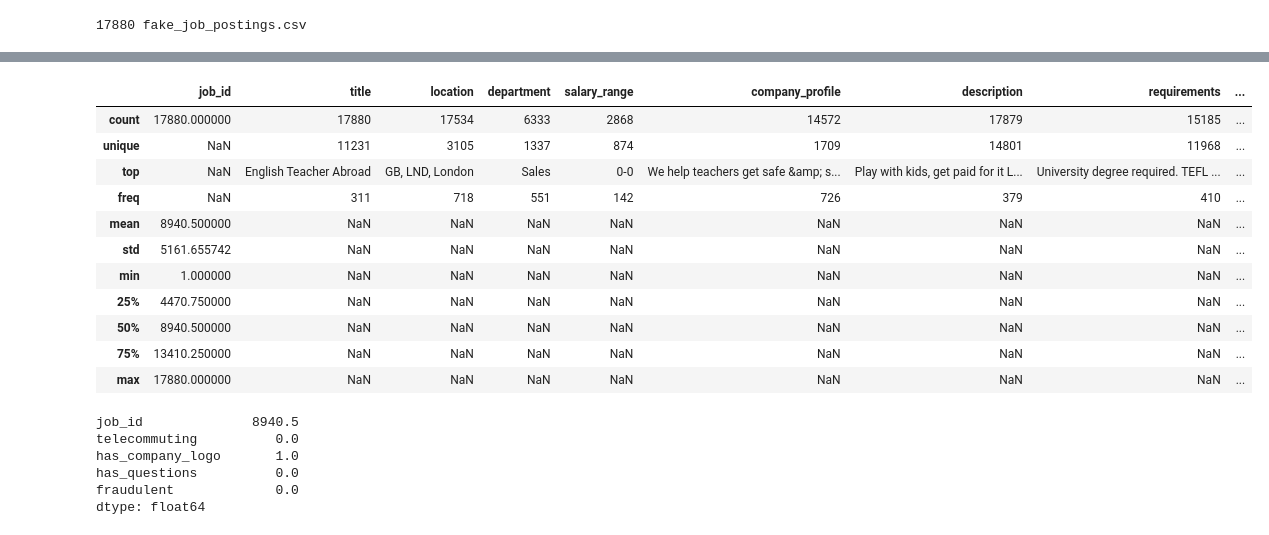
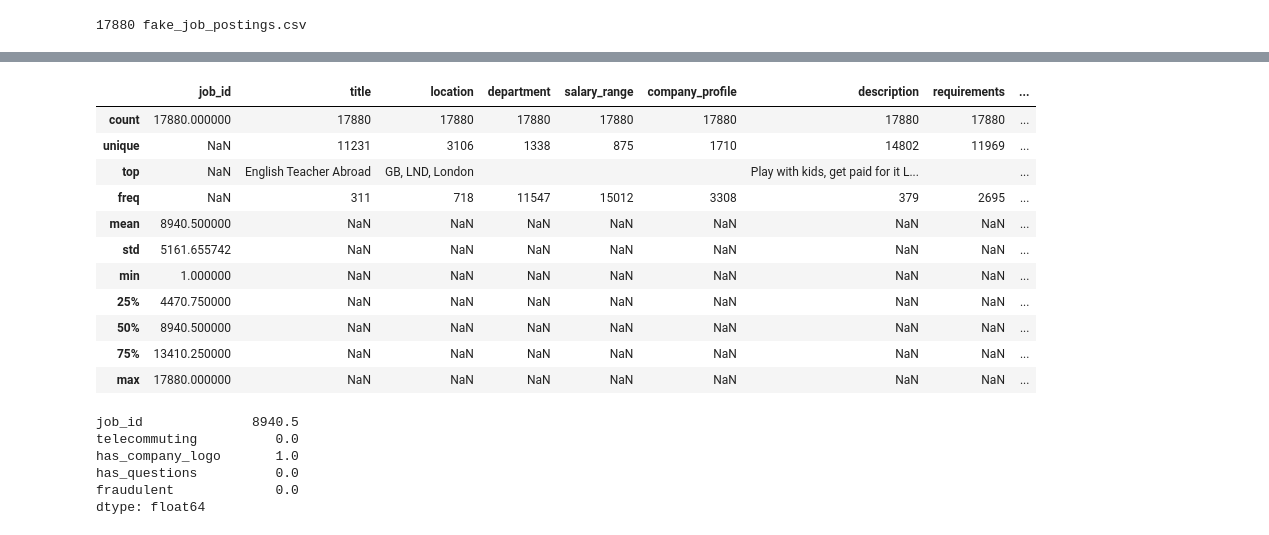
Before and after one commit to MikolajPokrywka/ium_s444463, a Jupyter notebook: download_data.ipynb, the cells around one changed output, grey strips where cells are left out. Saved outputs shown, nothing was run; the diff lists cells and outputs as text; code cells hidden in the pictures.

```diff
--- a/download_data.ipynb
+++ b/download_data.ipynb
@@ -80,5 +78,6 @@ data
 # %% [output]
 17880 fake_job_postings.csv
 # %%
-data["title"].value_counts()
+data = data.replace(np.nan, '', regex=True)
+data
 # %% [output]
@@ -112,11 +112,12 @@ Name: department, Length: 1337, dtype: int64
 # %%
+data = data.replace(np.nan, '', regex=True)
 data.describe(include='all')
 # %% [output]
 |  | job_id | title | location | department | salary_range | company_profile | description | requirements | ... |
-| count | 17880.000000 | 17880 | 17534 | 6333 | 2868 | 14572 | 17879 | 15185 | ... |
-| unique | NaN | 11231 | 3105 | 1337 | 874 | 1709 | 14801 | 11968 | ... |
-| top | NaN | English Teacher Abroad | GB, LND, London | Sales | 0-0 | We help teachers get safe &amp; s... | Play with kids, get paid for it L... | University degree required. TEFL ... | ... |
-| freq | NaN | 311 | 718 | 551 | 142 | 726 | 379 | 410 | ... |
+| count | 17880.000000 | 17880 | 17880 | 17880 | 17880 | 17880 | 17880 | 17880 | ... |
+| unique | NaN | 11231 | 3106 | 1338 | 875 | 1710 | 14802 | 11969 | ... |
+| top | NaN | English Teacher Abroad | GB, LND, London |  |  |  | Play with kids, get paid for it L... |  | ... |
+| freq | NaN | 311 | 718 | 11547 | 15012 | 3308 | 379 | 2695 | ... |
 | mean | 8940.500000 | NaN | NaN | NaN | NaN | NaN | NaN | NaN | ... |
 | std | 5161.655742 | NaN | NaN | NaN | NaN | NaN | NaN | NaN | ... |
 | min | 1.000000 | NaN | NaN | NaN | NaN | NaN | NaN | NaN | ... |
```
Also changed, not shown: parts of 5 cells of this notebook.
